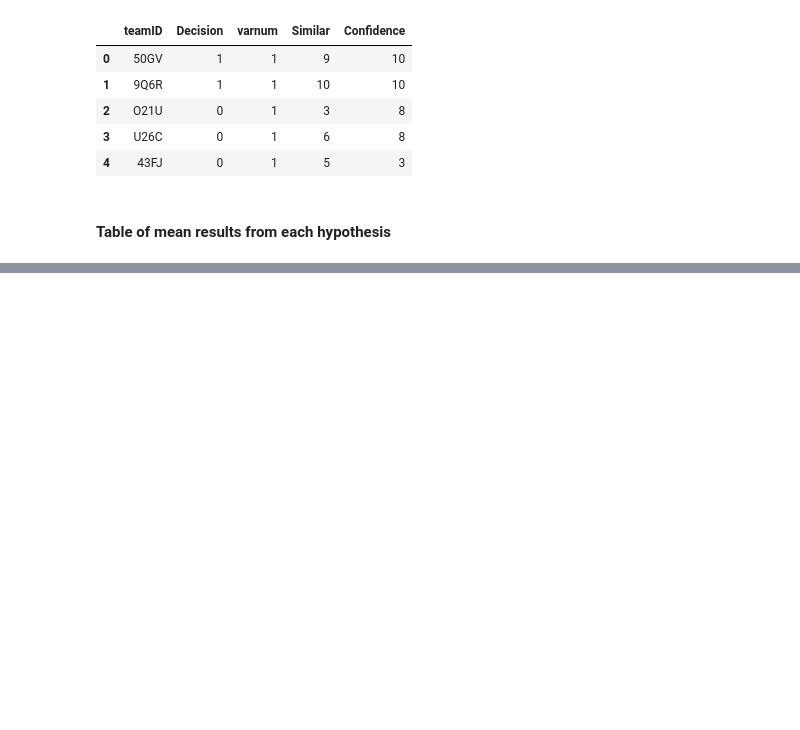
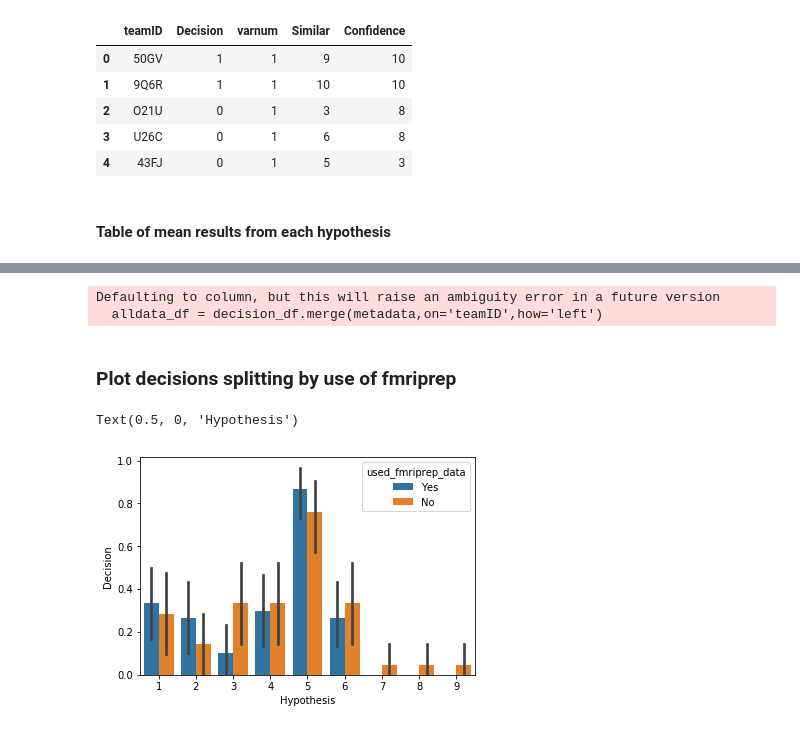
Before and after one commit to poldrack/narps, a Jupyter notebook: analysis/AnalyzeDecisions.ipynb, the cells around one changed output, grey strips where cells are left out. Saved outputs shown, nothing was run; the diff lists cells and outputs as text; code cells hidden in the pictures; blank space fills up the shorter version.

```diff
--- a/analysis/AnalyzeDecisions.ipynb
+++ b/analysis/AnalyzeDecisions.ipynb
@@ -54,0 +58,42 @@ alldata_df.head()
+# %%
+alldata_df = get_merged_metadata_decisions()
+alldata_df['varnum']=alldata_df['varnum'].astype('int')
+# recode variables to make analysis cleaner
+
+def package_recoder(p):
+    others = ['nistats','PALM','randomise']
+    if not isinstance(p,str):
+        return('Other')
+    if p.find('SPM')==0:
+        return('SPM')
+    elif p in others:
+        return('Other')
+    else:
+        return p
+
+alldata_df['software'] = [package_recoder(x) for x in alldata_df['TSc_SW']]
+
+smoothness_df = pandas.read_csv(os.path.join(basedir,'maps/smoothness_est.csv'))
+
+alldata_df = pandas.merge(alldata_df,smoothness_df,left_on=['teamID','varnum'],right_on=['teamID','hyp'])
+assert numpy.sum(alldata_df.hyp != alldata_df.varnum)==0
+
+# average FWHM estimated as:
+# AvgFWHM = RESELS^(1/3) (multplied by 2 since this value is in voxels rather than mm)
+# per: https://www.jiscmail.ac.uk/cgi-bin/webadmin?A2=FSL;e792b5da.0803
+
+alldata_df['fwhm'] = [i**(1/3.)*2 for i in alldata_df.resels]
+
+# save data for loading into R
+alldata_df.to_csv('/Users/poldrack/data_unsynced/NARPS/decision_data.csv')
+# %% [output]
+Defaulting to column, but this will raise an ambiguity error in a future version
+  alldata_df = decision_df.merge(metadata,on='teamID',how='left')
+# %% [markdown]
+### Plot decisions splitting by use of fmriprep
+# %%
+seaborn.barplot('varnum','Decision',data=alldata_df,hue='used_fmriprep_data')
+plt.xlabel('Hypothesis')
+# %% [output]
+Text(0.5, 0, 'Hypothesis')
+[figure, added]
```
Also changed, not shown: parts of 16 cells of this notebook.
